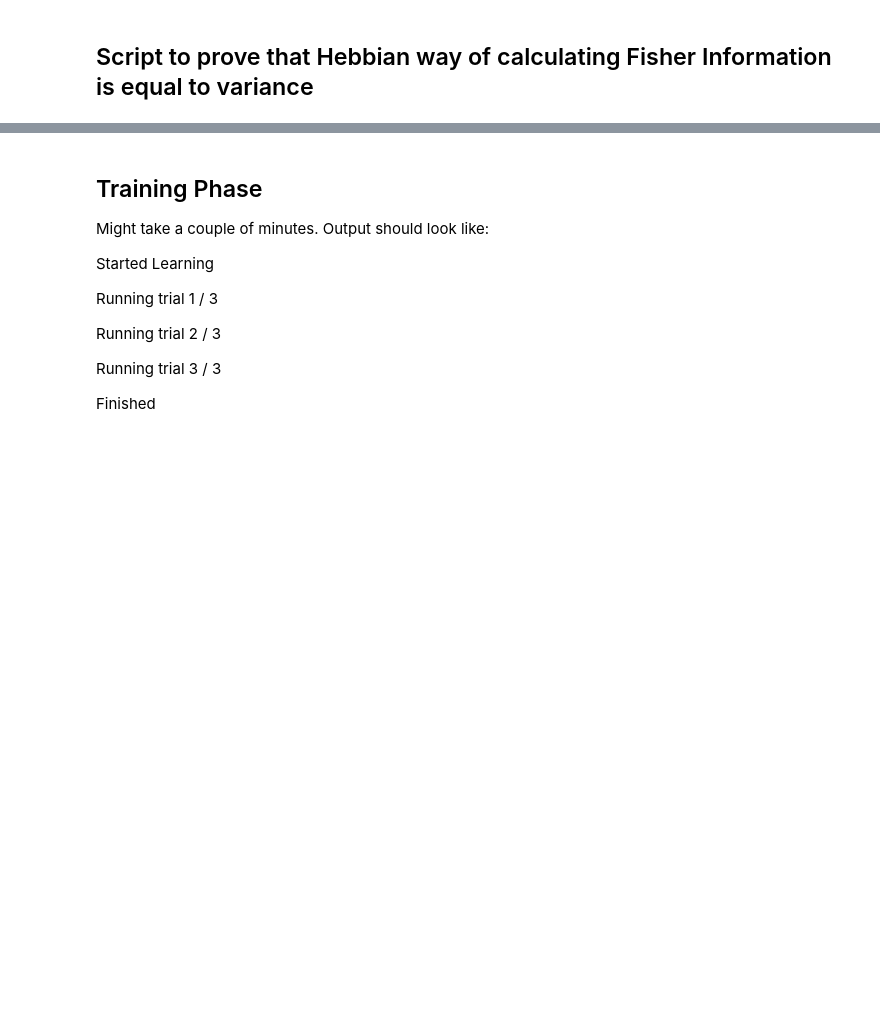
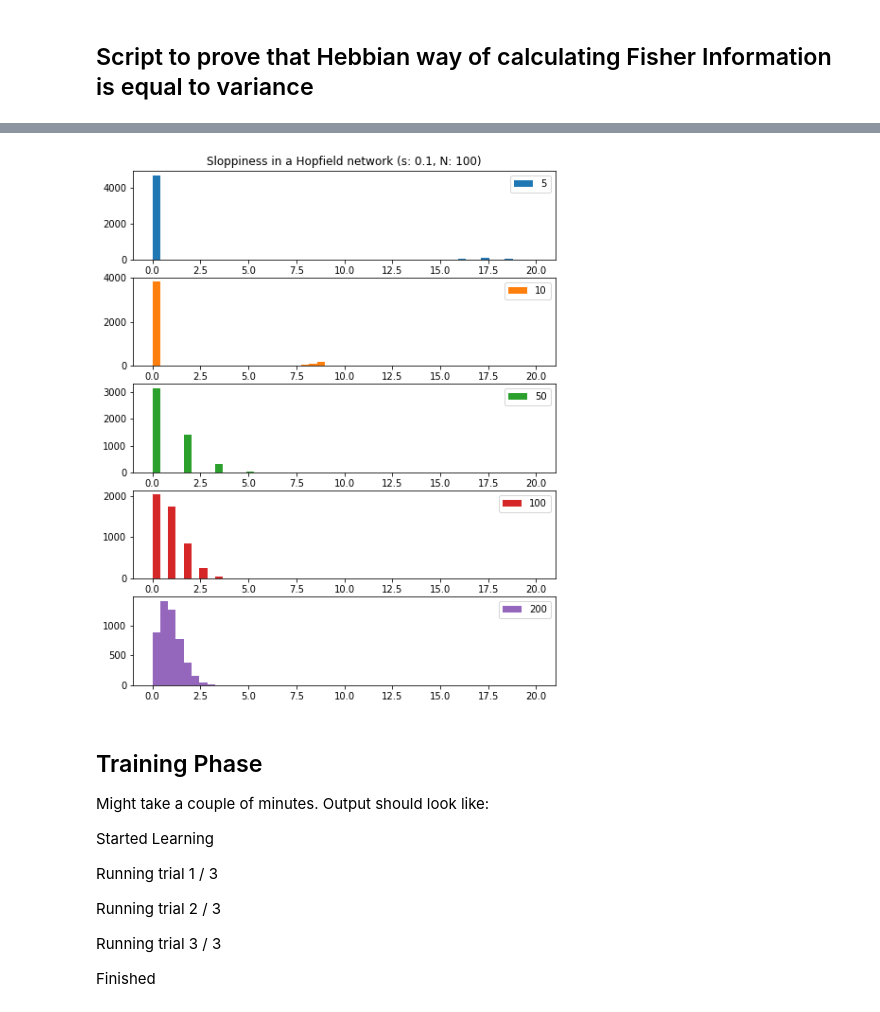
Before and after one commit to martinosorb/FisherHopfieldNet, a Jupyter notebook: jupyterNotebooks/Fisher_Information_Hopfield3.ipynb, the cells around one changed output, grey strips where cells are left out. Cells and saved outputs as stored; diff of their text form; code cells hidden in the pictures; blank space fills up the shorter version.

```diff
--- a/jupyterNotebooks/Fisher_Information_Hopfield3.ipynb
+++ b/jupyterNotebooks/Fisher_Information_Hopfield3.ipynb
@@ -41,7 +44,7 @@ eval_f = 1 # evaluation frequency (every eval_f-th iteration) NOTE: currently no
 TRIALS = 300 # number of trials over which the results will be averaged in order to get smooth results
 less_changed_weight_value = 0.00 # the learning rate of weights which are considered important have a
                                  # learning rate of ETA * less_changed_weight_value
-stored_patterns = 100 # number of patterns that are stored in the network before learning the new pattern
+stored_patterns = 10 # number of patterns that are stored in the network before learning the new pattern
 number_of_changed_values = 4750 # the number of weigths that are changed is 2*number_of_changed_values
                                 # (The factor of 2 is because of the symmetry of the weight matrix)
 
@@ -129,3 +168,29 @@ plt.plot(x, (x-x**2))
+# %%
+plt.figure(figsize=(8, 10))
+i = 1
+for stpatt in stpatts:
+    fimdiag = to_triangular(FIM[stpatt])
+    plt.subplot(len(stpatts), 1, i)
+    plt.hist(fimdiag, bins=np.linspace(0, 20, 50), color='C'+str(i-1), label=str(stpatt))
+    #plt.xlim([-2, 25])
+    #plt.xscale('log')
+    if i == 1:
+        plt.title("Sloppiness in a Hopfield network (s: {}, N: {})".format(
+                  SPARSITY, IMAGE_SIZE**2))
+    i += 1
+    plt.legend()
+    #plt.yscale('log')
+#     fimdiag.sort()
+#     plt.plot(fimdiag[::-1], '.', label=stpatt)
+
+#plt.xlim([-2, 1000])
+#plt.ylim([.1, 100])
+#plt.ylabel("Diagonal element of Fisher information")
+#plt.xlabel("Element rank rank")
+
+#plt.legend(title="Number of \npatterns stored")
+# %% [output]
+[figure, added]
 # %% [markdown]
 ## Training Phase
 Might take a couple of minutes. Output should look like:
```
Also changed, not shown: parts of 6 cells of this notebook, 1 other file.
